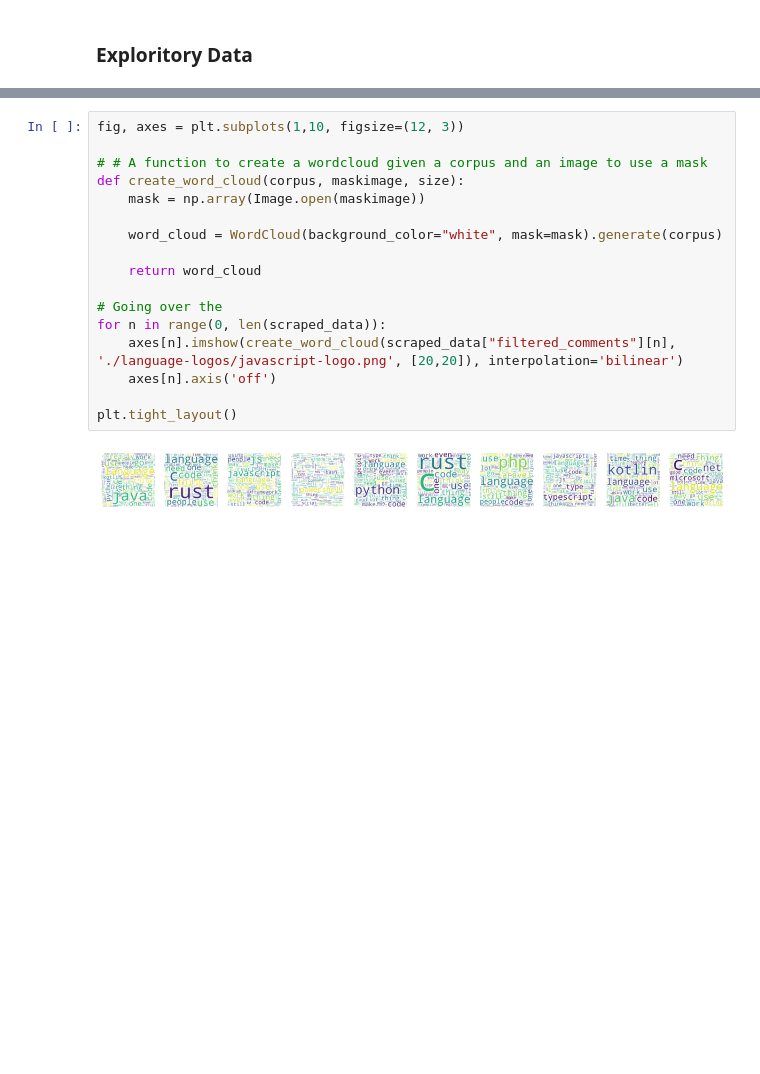
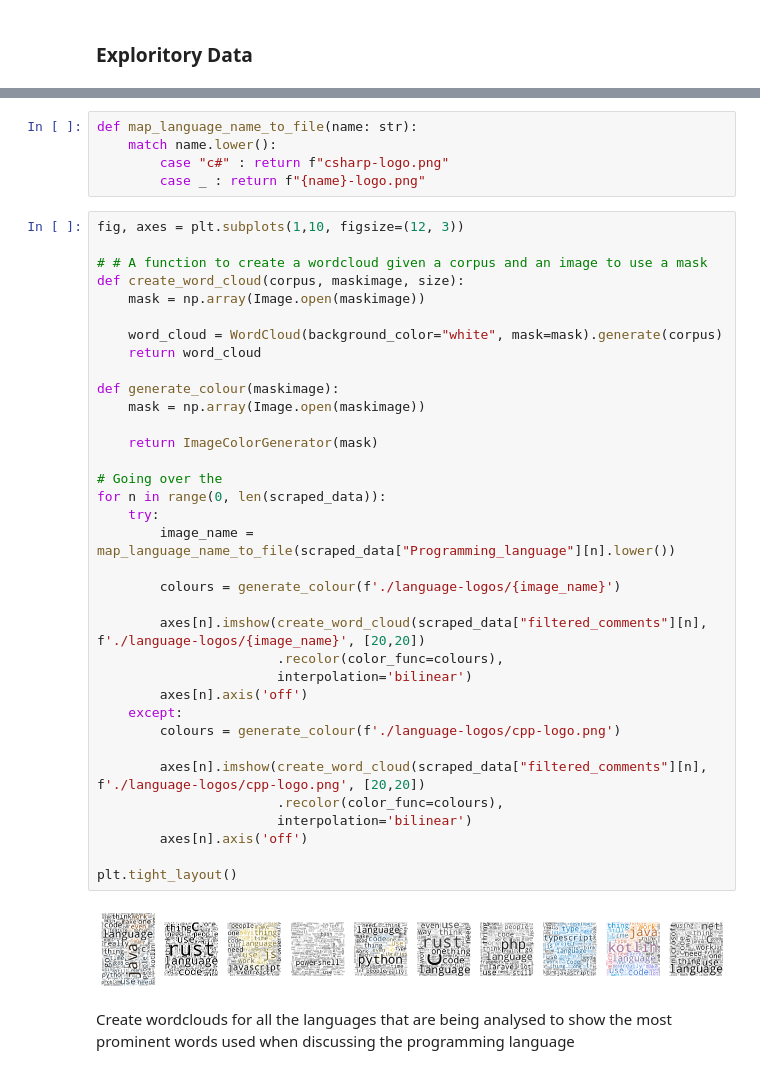
Before and after one commit to 0xThurling/programming-languages-report, a Jupyter notebook: Project.ipynb, the cells around one changed output, grey strips where cells are left out. Drawn from its saved outputs; the diff is of its cells as text; blank space fills up the shorter version.

Commit message:
Wordclouds added to the report

```diff
--- a/Project.ipynb
+++ b/Project.ipynb
@@ -588,19 +606,44 @@ scraped_data.describe()
+# %%
+def map_language_name_to_file(name: str):
+    match name.lower():
+        case "c#" : return f"csharp-logo.png"
+        case _ : return f"{name}-logo.png"
 # %%
 fig, axes = plt.subplots(1,10, figsize=(12, 3))
 
 # # A function to create a wordcloud given a corpus and an image to use a mask
 def create_word_cloud(corpus, maskimage, size):
     mask = np.array(Image.open(maskimage))
 
     word_cloud = WordCloud(background_color="white", mask=mask).generate(corpus)
+    return word_cloud
 
-    return word_cloud
+def generate_colour(maskimage):
+    mask = np.array(Image.open(maskimage))
+
+    return ImageColorGenerator(mask)
 
 # Going over the
 for n in range(0, len(scraped_data)):
-    axes[n].imshow(create_word_cloud(scraped_data["filtered_comments"][n], './language-logos/javascript-logo.png', [20,20]), interpolation='bilinear')
-    axes[n].axis('off')
+    try:
+        image_name = map_language_name_to_file(scraped_data["Programming_language"][n].lower())
+
+        colours = generate_colour(f'./language-logos/{image_name}')
+
+        axes[n].imshow(create_word_cloud(scraped_data["filtered_comments"][n], f'./language-logos/{image_name}', [20,20])
+                       .recolor(color_func=colours),
+                       interpolation='bilinear')
+        axes[n].axis('off')
+    except:
+        colours = generate_colour(f'./language-logos/cpp-logo.png')
+
+        axes[n].imshow(create_word_cloud(scraped_data["filtered_comments"][n], f'./language-logos/cpp-logo.png', [20,20])
+                       .recolor(color_func=colours),
+                       interpolation='bilinear')
+        axes[n].axis('off')
 
 plt.tight_layout()
 # %% [output]
-[figure, old version]
+[figure, new version]
+# %% [markdown]
+Create wordclouds for all the languages that are being analysed to show the most prominent words used when discussing the programming language
```
Also changed, not shown: parts of 2 cells of this notebook, 1 other file.
